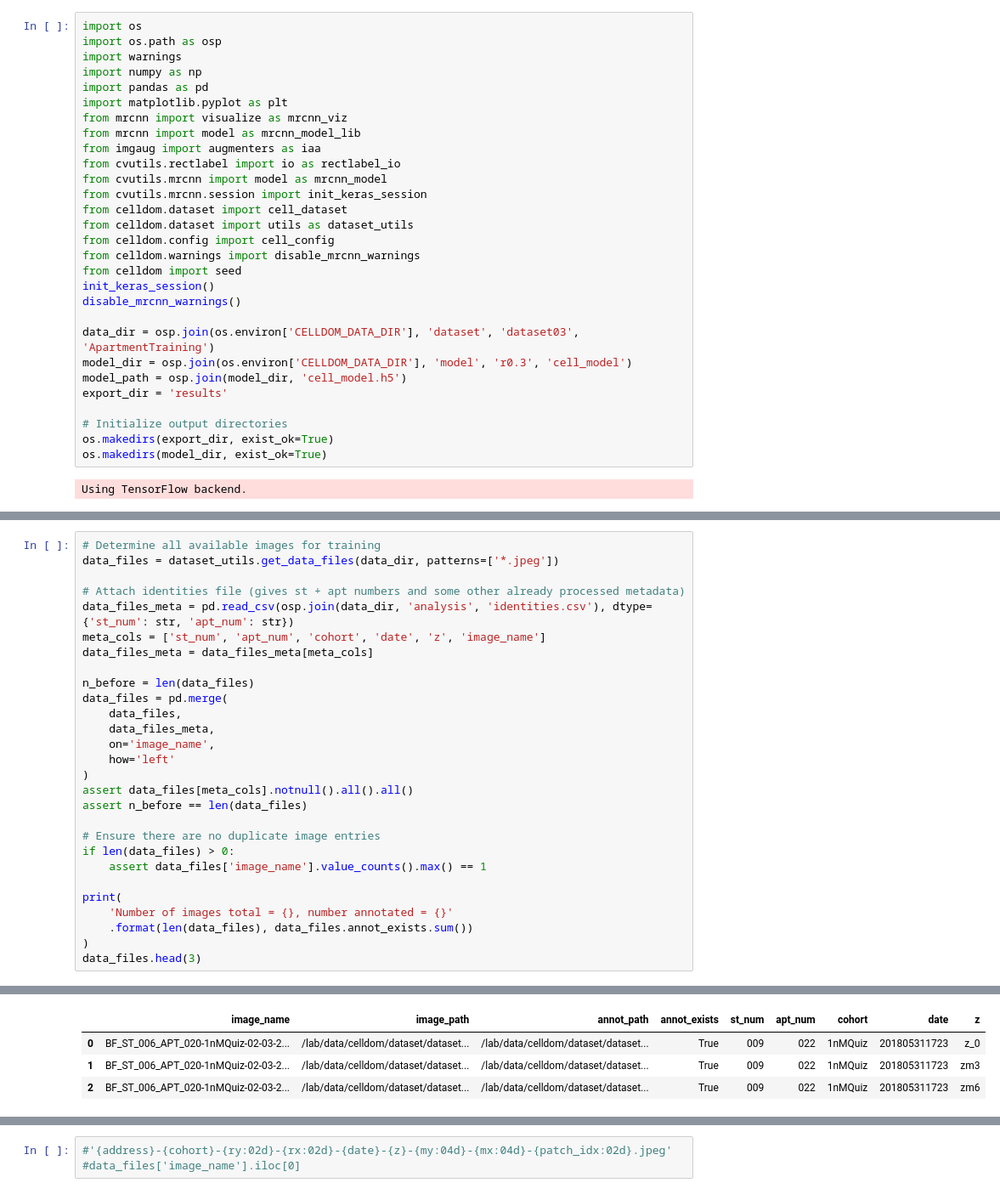
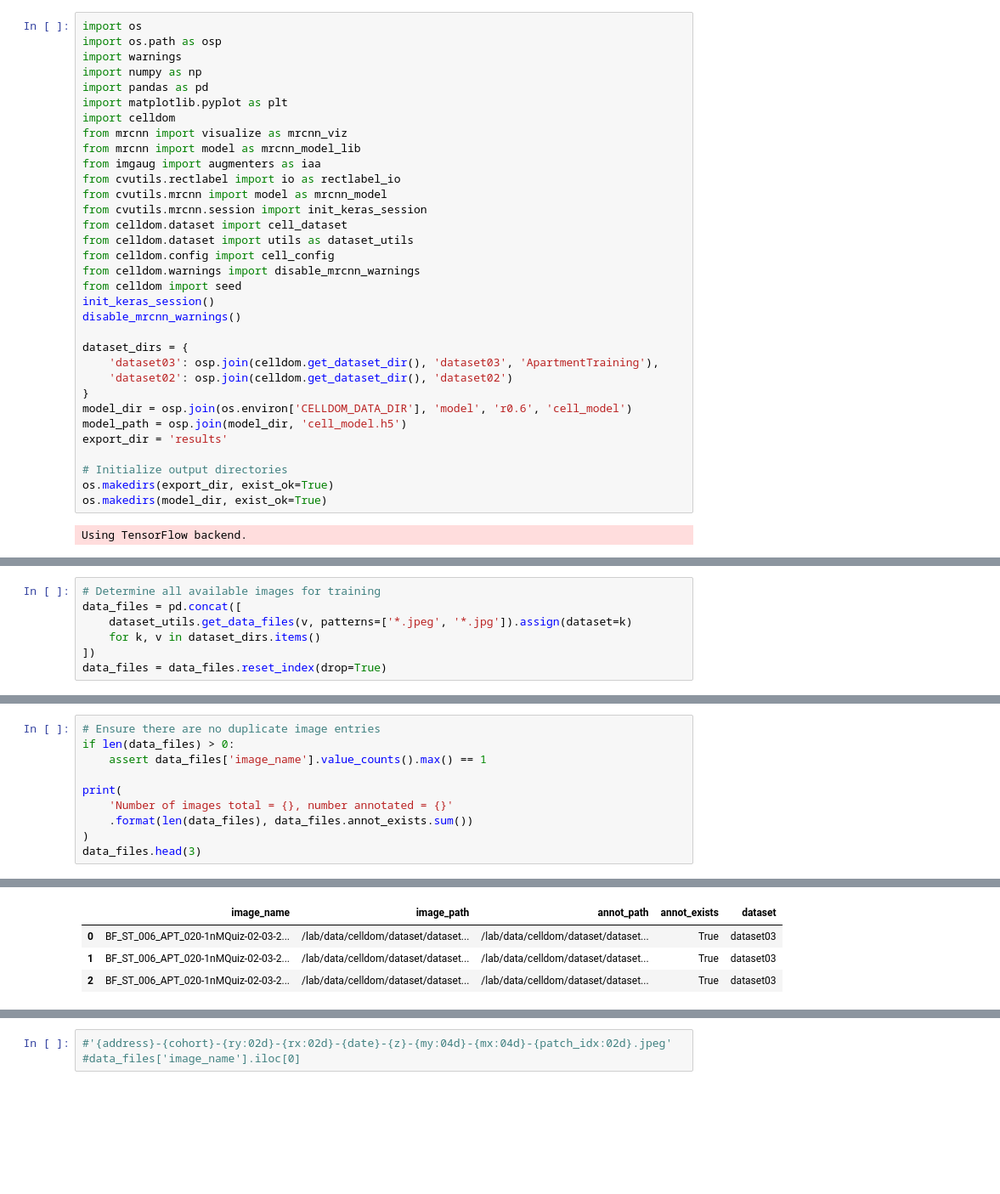
Before and after one commit to hammerlab/SmartCount, a Jupyter notebook: python/notebook/training/cells/cell_model_training.ipynb, the cells around one changed output, grey strips where cells are left out. Shown at 85% size. Saved outputs shown, nothing was run; the diff lists cells and outputs as text; blank space fills up the shorter version.

Commit message:
Starting cell model retraining

```diff
--- a/python/notebook/training/cells/cell_model_training.ipynb
+++ b/python/notebook/training/cells/cell_model_training.ipynb
@@ -13,6 +13,7 @@ import warnings
 import numpy as np
 import pandas as pd
 import matplotlib.pyplot as plt
+import celldom
 from mrcnn import visualize as mrcnn_viz
 from mrcnn import model as mrcnn_model_lib
 from imgaug import augmenters as iaa
@@ -27,8 +28,11 @@ from celldom import seed
 init_keras_session()
 disable_mrcnn_warnings()
 
-data_dir = osp.join(os.environ['CELLDOM_DATA_DIR'], 'dataset', 'dataset03', 'ApartmentTraining')
-model_dir = osp.join(os.environ['CELLDOM_DATA_DIR'], 'model', 'r0.3', 'cell_model')
+dataset_dirs = {
+    'dataset03': osp.join(celldom.get_dataset_dir(), 'dataset03', 'ApartmentTraining'),
+    'dataset02': osp.join(celldom.get_dataset_dir(), 'dataset02')
+}
+model_dir = osp.join(os.environ['CELLDOM_DATA_DIR'], 'model', 'r0.6', 'cell_model')
 model_path = osp.join(model_dir, 'cell_model.h5')
 export_dir = 'results'
 
@@ -43,0 +46,7 @@ The purpose of this section is to establish training, validation, and external p
+# %%
+# Determine all available images for training
+data_files = pd.concat([
+    dataset_utils.get_data_files(v, patterns=['*.jpeg', '*.jpg']).assign(dataset=k)
+    for k, v in dataset_dirs.items()
+])
+data_files = data_files.reset_index(drop=True)
@@ -44,22 +75,4 @@ The purpose of this section is to establish training, validation, and external p
 # %%
-# Determine all available images for training
-data_files = dataset_utils.get_data_files(data_dir, patterns=['*.jpeg'])
-
-# Attach identities file (gives st + apt numbers and some other already processed metadata)
-data_files_meta = pd.read_csv(osp.join(data_dir, 'analysis', 'identities.csv'), dtype={'st_num': str, 'apt_num': str})
-meta_cols = ['st_num', 'apt_num', 'cohort', 'date', 'z', 'image_name']
-data_files_meta = data_files_meta[meta_cols]
-
-n_before = len(data_files)
-data_files = pd.merge(
-    data_files,
-    data_files_meta,
-    on='image_name',
-    how='left'
-)
-assert data_files[meta_cols].notnull().all().all()
-assert n_before == len(data_files)
-
 # Ensure there are no duplicate image entries
 if len(data_files) > 0:
     assert data_files['image_name'].value_counts().max() == 1
@@ -74,7 +87,7 @@ Number of images total = 6092, number annotated = 680
-|  | image_name | image_path | annot_path | annot_exists | st_num | apt_num | cohort | date | z |
-| 0 | BF_ST_006_APT_020-1nMQuiz-02-03-2... | /lab/data/celldom/dataset/dataset... | /lab/data/celldom/dataset/dataset... | True | 009 | 022 | 1nMQuiz | 201805311723 | z_0 |
-| 1 | BF_ST_006_APT_020-1nMQuiz-02-03-2... | /lab/data/celldom/dataset/dataset... | /lab/data/celldom/dataset/dataset... | True | 009 | 022 | 1nMQuiz | 201805311723 | zm3 |
-| 2 | BF_ST_006_APT_020-1nMQuiz-02-03-2... | /lab/data/celldom/dataset/dataset... | /lab/data/celldom/dataset/dataset... | True | 009 | 022 | 1nMQuiz | 201805311723 | zm6 |
+|  | image_name | image_path | annot_path | annot_exists | dataset |
+| 0 | BF_ST_006_APT_020-1nMQuiz-02-03-2... | /lab/data/celldom/dataset/dataset... | /lab/data/celldom/dataset/dataset... | True | dataset03 |
+| 1 | BF_ST_006_APT_020-1nMQuiz-02-03-2... | /lab/data/celldom/dataset/dataset... | /lab/data/celldom/dataset/dataset... | True | dataset03 |
+| 2 | BF_ST_006_APT_020-1nMQuiz-02-03-2... | /lab/data/celldom/dataset/dataset... | /lab/data/celldom/dataset/dataset... | True | dataset03 |
 # %%
 # Compute summary statistics about images to help determine the status of each
 data_files = cell_dataset.quantify_data_files(data_files, cell_config.CLASS_NAMES)
```
Also changed, not shown: parts of 22 cells of this notebook, 14 other files.
